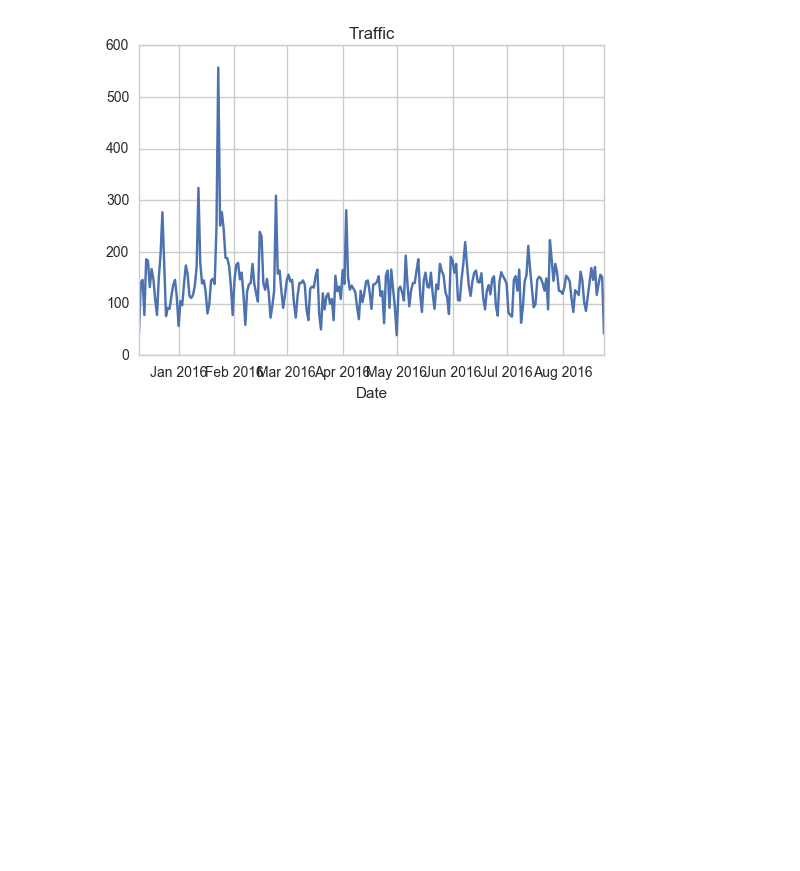
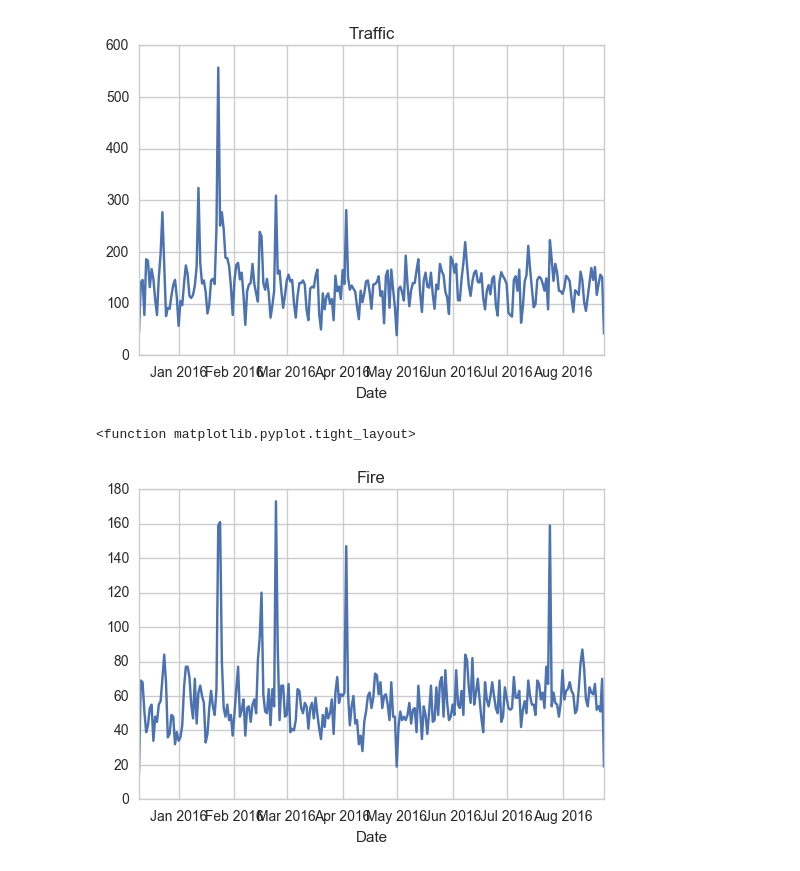
Before and after one commit to amchy/911_Calls_Data_Analysis, a Jupyter notebook: 911_Calls_Project.ipynb, the cells around one changed output. Drawn from its saved outputs; the diff is of its cells as text; code cells hidden in the pictures; blank space fills up the shorter version.

```diff
--- a/911_Calls_Project.ipynb
+++ b/911_Calls_Project.ipynb
@@ -188,0 +187,7 @@ df[df['Fire']]
+# %%
+df[df['Reason'] =='Fire'].groupby('Date').count()['desc'].plot()
+plt.title('Fire')
+plt.tight_layout
+# %% [output]
+<function matplotlib.pyplot.tight_layout>
+[figure, added]
```
Also changed, not shown: parts of 10 cells of this notebook.
